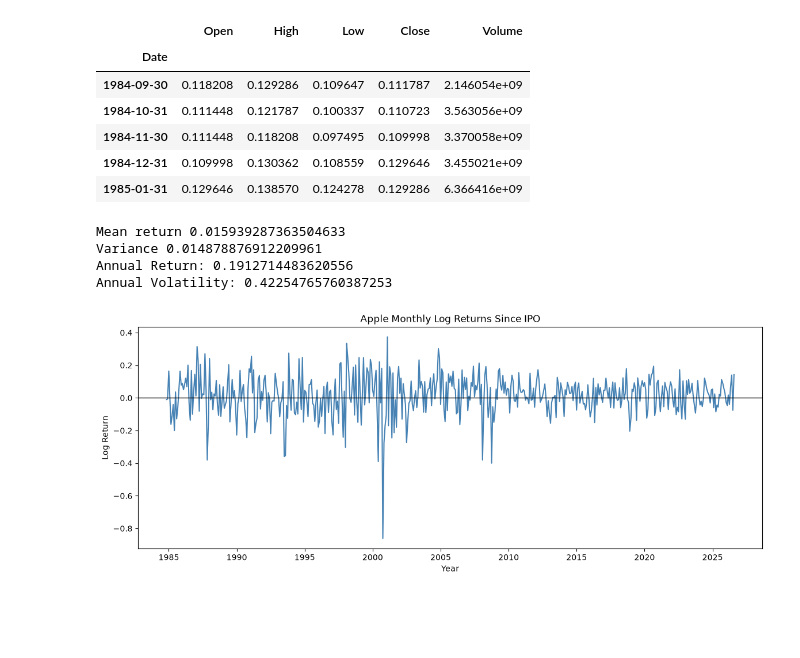
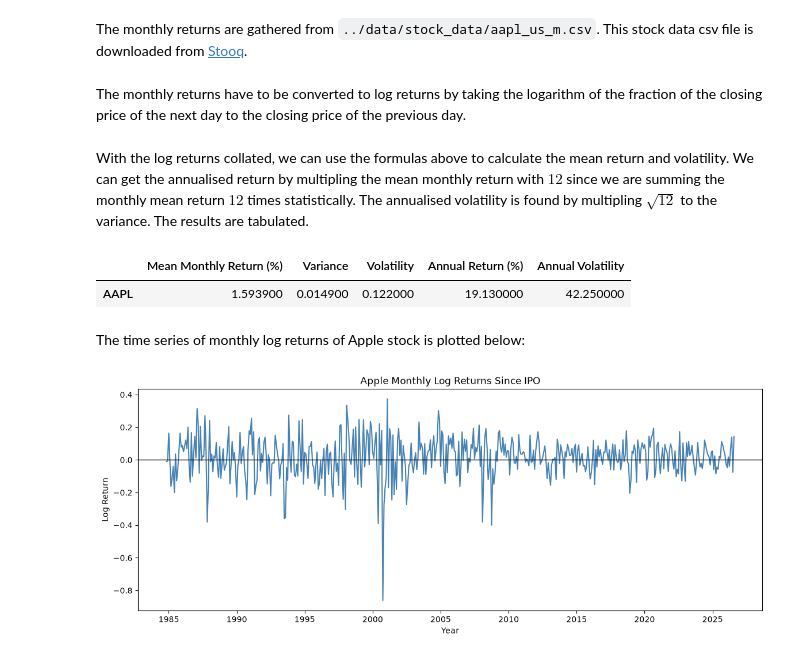
Before and after one commit to wangjubin-06/quant, a Jupyter notebook: notebooks/06_diversification_and_correlation_breakdown.ipynb, the cells around one changed output. Saved outputs shown, nothing was run; the diff lists cells and outputs as text; code cells hidden in the pictures; blank space fills up the shorter version.

````diff
--- a/notebooks/06_diversification_and_correlation_breakdown.ipynb
+++ b/notebooks/06_diversification_and_correlation_breakdown.ipynb
@@ -104,6 +105,8 @@ import pandas as pd
 import numpy as np
 import matplotlib.pyplot as plt
 import seaborn as sns
+# %% [markdown]
+The monthly returns are gathered from ```../data/stock_data/aapl_us_m.csv```. This stock data csv file is downloaded from [Stooq](https://stooq.com/).
 # %%
 aapl = pd.read_csv("../data/stock_data/aapl_us_m.csv")
 aapl["Date"] = pd.to_datetime(aapl["Date"])
@@ -113,16 +116,8 @@ aapl = (
     .set_index("Date")
     .sort_index()
 )
-
-aapl.head()
-# %% [output]
-|  | Open | High | Low | Close | Volume |
-| Date |  |  |  |  |  |
-| 1984-09-30 | 0.118208 | 0.129286 | 0.109647 | 0.111787 | 2.146054e+09 |
-| 1984-10-31 | 0.111448 | 0.121787 | 0.100337 | 0.110723 | 3.563056e+09 |
-| 1984-11-30 | 0.111448 | 0.118208 | 0.097495 | 0.109998 | 3.370058e+09 |
-| 1984-12-31 | 0.109998 | 0.130362 | 0.108559 | 0.129646 | 3.455021e+09 |
-| 1985-01-31 | 0.129646 | 0.138570 | 0.124278 | 0.129286 | 6.366416e+09 |
+# %% [markdown]
+The monthly returns have to be converted to log returns by taking the logarithm of the fraction of the closing price of the next day to the closing price of the previous day.
 # %%
 monthly_log_returns = np.log(
     aapl["Close"] /
@@ -132,18 +127,35 @@ monthly_log_returns = np.log(
 #     name="AAPL_Log_Return"
 # )
 #monthly_log_returns.head()
+# %% [markdown]
+With the log returns collated, we can use the formulas above to calculate the mean return and volatility. We can get the annualised return by multipling the mean monthly return with $12$ since we are summing the monthly mean return $12$ times statistically. The annualised volatility is found by multipling $\sqrt{12}$ to the variance. The results are tabulated.
 # %%
 mean_return = monthly_log_returns.mean()
 variance = monthly_log_returns.var()
 volatility = monthly_log_returns.std()
 annual_return = mean_return * 12
 annual_volatility = volatility * np.sqrt(12)
-print("Mean return", mean_return, "\nVariance", variance, "\nAnnual Return:", annual_return, "\nAnnual Volatility:", annual_volatility)
+#print(f"Mean monthly return: {mean_return*100:.4f} %\nVariance: {variance:.4f}\nAnnual Return: {annual_return*100:.2f} %\nAnnual Volatility: {annual_volatility*100:.2f} %")
+
+apple_table = pd.DataFrame({
+    "Mean Monthly Return (%)": [round(mean_return*100,4)],
+    "Variance": [round(variance,4)],
+    "Volatility": [round(volatility,4)],
+    "Annual Return (%)": [round(annual_return*100,2)],
+    "Annual Volatility": [round(annual_volatility*100,2)]
+},
+index=["AAPL"])
+
+apple_table.style \
+    .set_properties(**{'text-align': 'left'}) \
+    .set_table_styles([
+        {'selector': 'th', 'props': [('text-align', 'left')]}
+    ])
 # %% [output]
-Mean return 0.015939287363504633
-Variance 0.014878876912209961
-Annual Return: 0.1912714483620556
-Annual Volatility: 0.42254765760387253
+|  | Mean Monthly Return (%) | Variance | Volatility | Annual Return (%) | Annual Volatility |
+| AAPL | 1.593900 | 0.014900 | 0.122000 | 19.130000 | 42.250000 |
+# %% [markdown]
+The time series of monthly log returns of Apple stock is plotted below:
 # %%
 plt.figure(figsize=(14,5))
 
````
Also changed, not shown: parts of 16 cells of this notebook.
